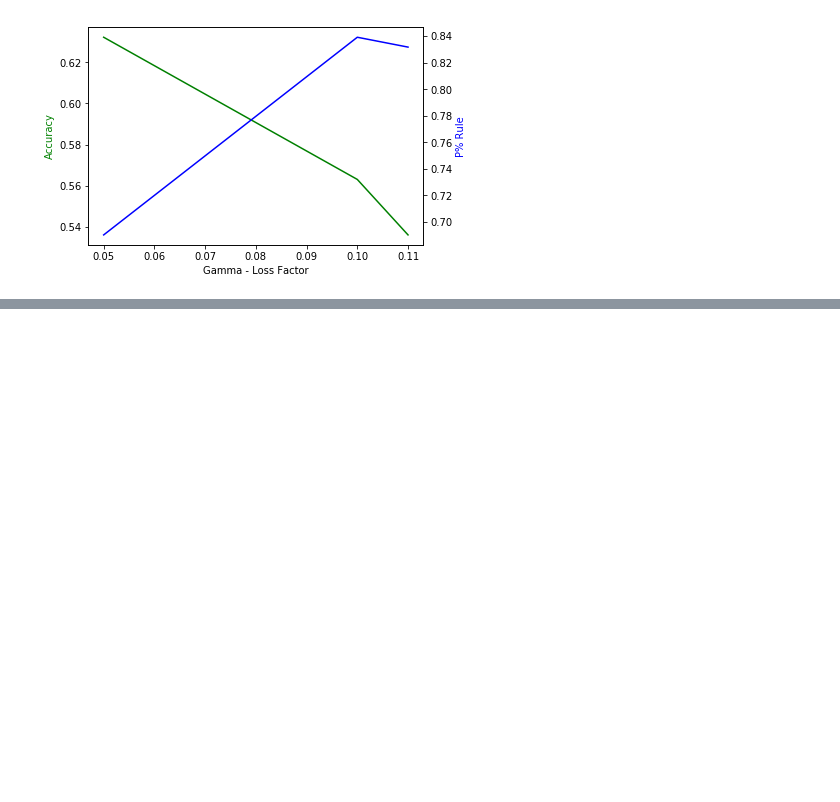
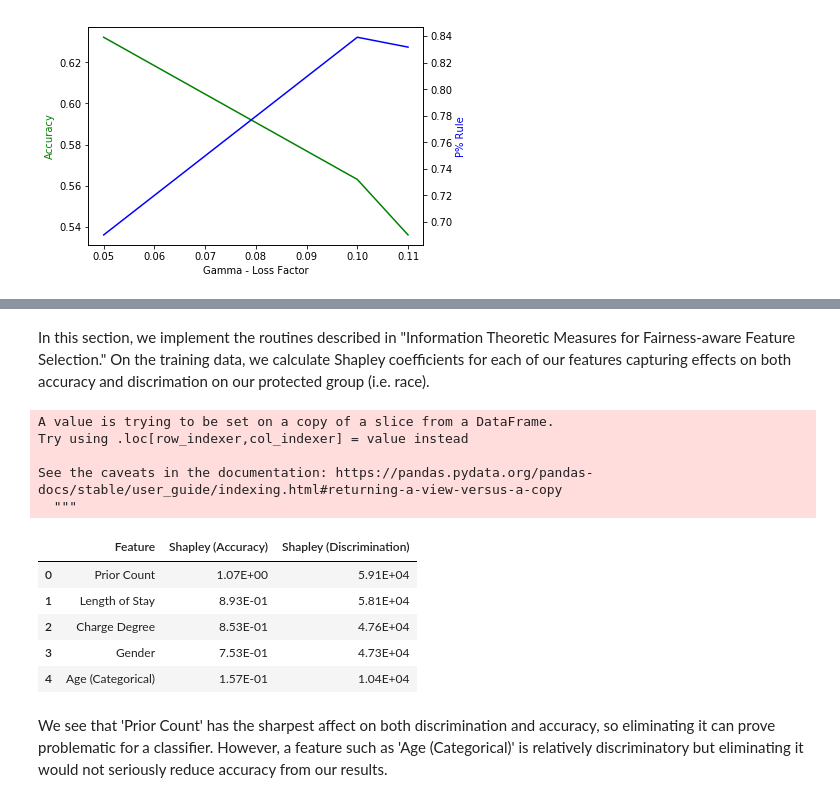
Before and after one commit to TZstatsADS/Fall2021-Project4-group5, a Jupyter notebook: doc/FairnessConstraintsFeatureSelection.ipynb, the cells around one changed output, grey strips where cells are left out. Cells and saved outputs as stored; diff of their text form; code cells hidden in the pictures; blank space fills up the shorter version.

```diff
--- a/doc/FairnessConstraints.ipynb
+++ b/doc/FairnessConstraintsFeatureSelection.ipynb
@@ -12,8 +16,13 @@ from sklearn.utils import shuffle
 import numpy as np
 from sklearn.metrics import log_loss
 from scipy import optimize
+import copy
+import itertools
+import math
+from sklearn.svm import SVC
+from sklearn.utils import shuffle
 
-fp = "data/bank-full.csv"
+fp = "../data/bank-full.csv"
 bank_df = pd.read_csv(fp, delimiter=";")
 # %% [markdown]
 As outlined in the paper, the bank dataset was used to evaluate the model. In the paper, the authors use age as the sensitive attribute, where ages between 25 and 60 are the protected group and the remaining ages are the non protected group. The logistic model predicts whether or not a person subscribed to a term deposit. Features used for classification are marital status, job, education level, method of contact, whether or not the person defaulted on a previous loan, and whether they had a previous loan.
@@ -240,7 +255,7 @@ Test Accuracy and P% Rule
 # %% [markdown]
 The COMPAS dataset was not used for evaluation in the paper, but implemented below to predict the two_year_recid binary label.
 # %%
-fp = 'data/compas-scores-two-years.csv'
+fp = '../data/compas-scores-two-years.csv'
 compas_df = pd.read_csv(fp)
 # %%
 def process_compas_dataset(compas_df):
@@ -379,0 +400,15 @@ Test Accuracy and P% Rule
+# %% [markdown]
+In this section, we implement the routines described in "Information Theoretic Measures for Fairness-aware Feature Selection." On the training data, we calculate Shapley coefficients for each of our features capturing effects on both accuracy and discrimation on our protected group (i.e. race).
+# %%
+#Still using compas dataset for evaluation
+y_label, protected_attr, X =  process_compas_dataset(compas_df)
+
+train_index = int(len(X)*6./7.)
+x_train, y_train, race_train = X[:train_index], y_label[:train_index], protected_attr[:train_index]
+x_test, y_test, race_test = X[train_index:], y_label[train_index:],protected_attr[train_index:]
+# %% [output]
+A value is trying to be set on a copy of a slice from a DataFrame.
+Try using .loc[row_indexer,col_indexer] = value instead
+
+See the caveats in the documentation: https://pandas.pydata.org/pandas-docs/stable/user_guide/indexing.html#returning-a-view-versus-a-copy
+  """
@@ -379,0 +558,29 @@ Test Accuracy and P% Rule
+# %%
+# Calculate Shapley disc, acc coefs for each feature over training data
+shap_acc = []
+shap_disc = []
+for i in range(5):
+    acc_i = get_shapley_acc_i(y_train, x_train, race_train, i)
+    disc_i = get_shapley_disc_i(y_train, x_train, race_train, i)
+
+    shap_acc.append(acc_i)
+    shap_disc.append(disc_i)
+
+# Build Shapley output
+feature_names = ["Prior Count", "Gender", "Charge Degree", "Length of Stay", "Age (Categorical)"]
+shapley_df = pd.DataFrame(list(zip(feature_names, shap_acc, shap_disc)),
+                          columns=["Feature", "Shapley (Accuracy)", "Shapley (Discrimination)"])
+shapley_df = shapley_df.sort_values(by=["Shapley (Discrimination)"], ascending=[False]).reset_index(0, True)
+shapley_df.to_csv("../output/compas-data-shapley-table.csv")
+# %%
+pd.set_option('display.float_format', lambda x: '%.2E' % x)
+shapley_df
+# %% [output]
+|  | Feature | Shapley (Accuracy) | Shapley (Discrimination) |
+| 0 | Prior Count | 1.07E+00 | 5.91E+04 |
+| 1 | Length of Stay | 8.93E-01 | 5.81E+04 |
+| 2 | Charge Degree | 8.53E-01 | 4.76E+04 |
+| 3 | Gender | 7.53E-01 | 4.73E+04 |
+| 4 | Age (Categorical) | 1.57E-01 | 1.04E+04 |
+# %% [markdown]
+We see that 'Prior Count' has the sharpest affect on both discrimination and accuracy, so eliminating it can prove problematic for a classifier. However, a feature such as 'Age (Categorical)' is relatively discriminatory but eliminating it would not seriously reduce accuracy from our results.
```
Also changed, not shown: parts of 13 cells of this notebook, 3 other files.
